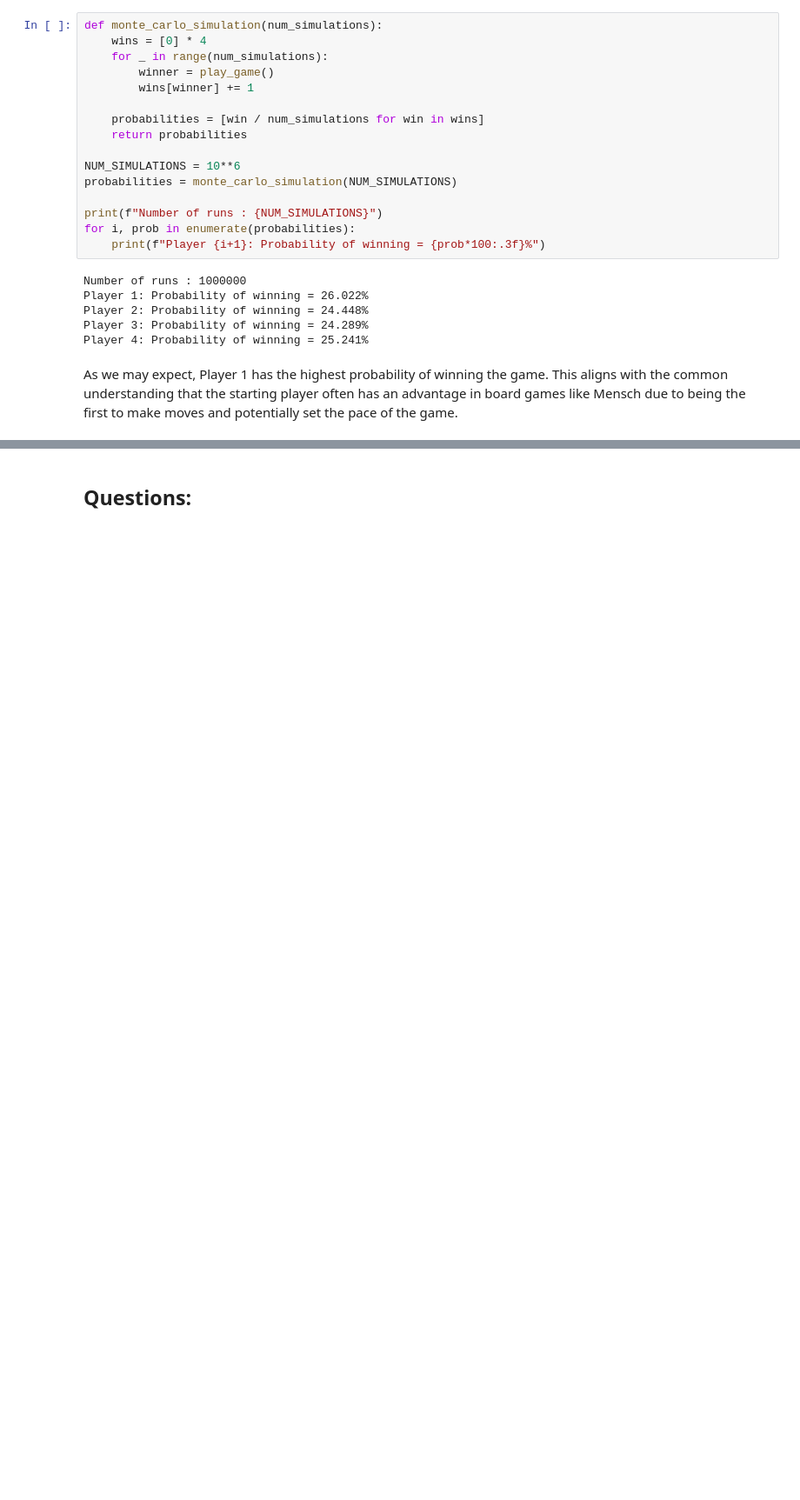
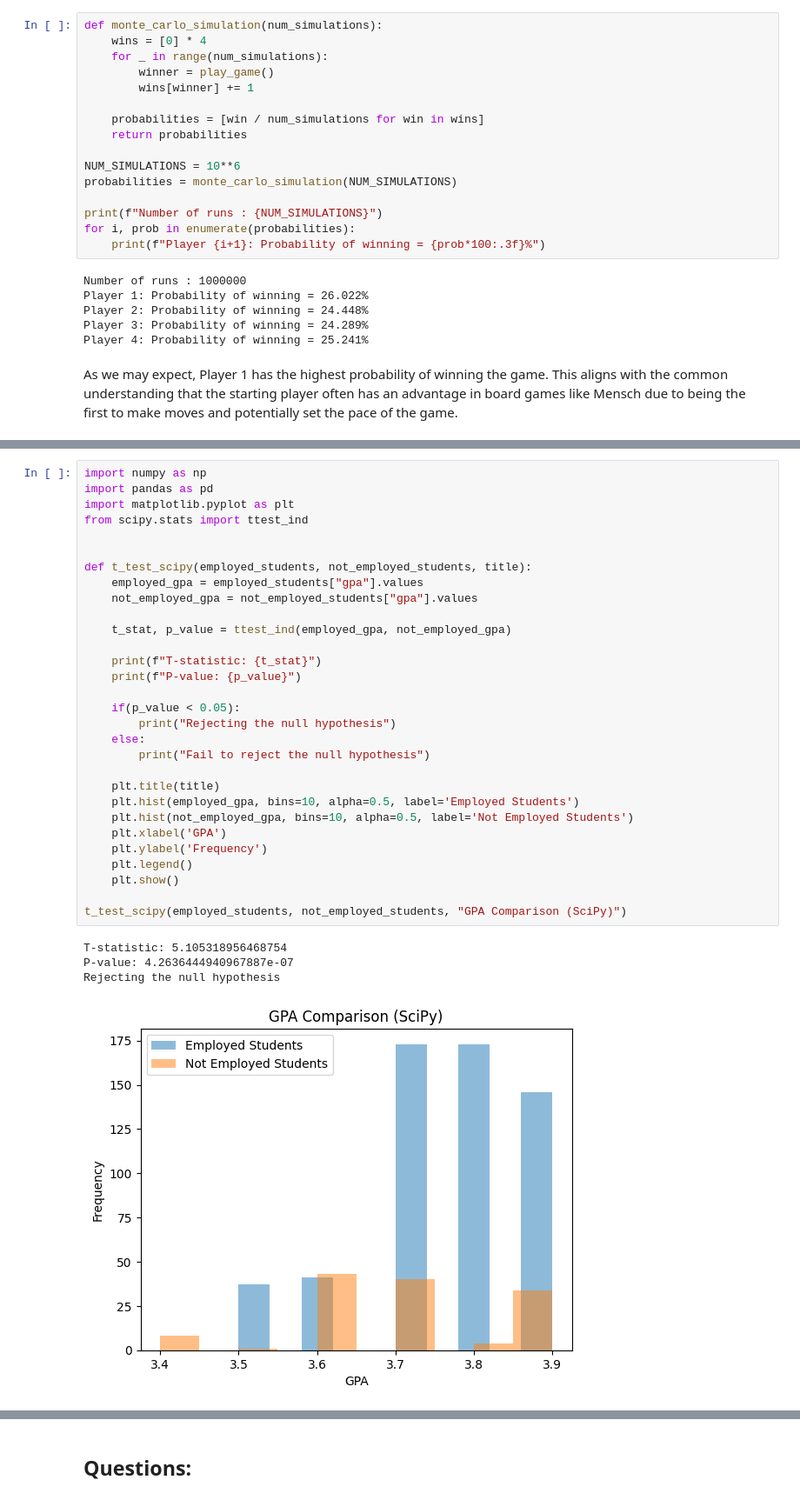
Before and after one commit to tisiphonee/DataS, a Jupyter notebook: CA1/CA1.ipynb, the cells around one changed output, grey strips where cells are left out. Shown: that part at 87% size. Drawn from its saved outputs; the diff is of its cells as text; blank space fills up the shorter version.

```diff
--- a/CA1/CA1.ipynb
+++ b/CA1/CA1.ipynb
@@ -120,0 +278,35 @@ As we may expect, Player 1 has the highest probability of winning the game. This
+# %%
+import numpy as np
+import pandas as pd
+import matplotlib.pyplot as plt
+from scipy.stats import ttest_ind
+
+
+def t_test_scipy(employed_students, not_employed_students, title):
+    employed_gpa = employed_students["gpa"].values
+    not_employed_gpa = not_employed_students["gpa"].values
+
+    t_stat, p_value = ttest_ind(employed_gpa, not_employed_gpa)
+
+    print(f"T-statistic: {t_stat}")
+    print(f"P-value: {p_value}")
+
+    if(p_value < 0.05):
+        print("Rejecting the null hypothesis")
+    else:
+        print("Fail to reject the null hypothesis")
+
+    plt.title(title)
+    plt.hist(employed_gpa, bins=10, alpha=0.5, label='Employed Students')
+    plt.hist(not_employed_gpa, bins=10, alpha=0.5, label='Not Employed Students')
+    plt.xlabel('GPA')
+    plt.ylabel('Frequency')
+    plt.legend()
+    plt.show()
+
+t_test_scipy(employed_students, not_employed_students, "GPA Comparison (SciPy)")
+# %% [output]
+T-statistic: 5.105318956468754
+P-value: 4.2636444940967887e-07
+Rejecting the null hypothesis
+[figure, added]
```
Also changed, not shown: parts of 15 cells of this notebook, 1 other file.
